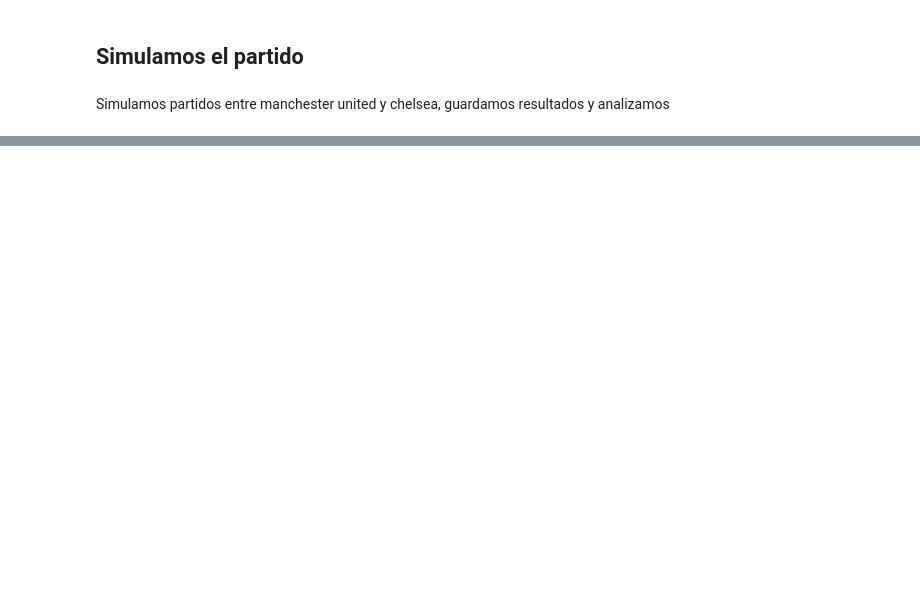
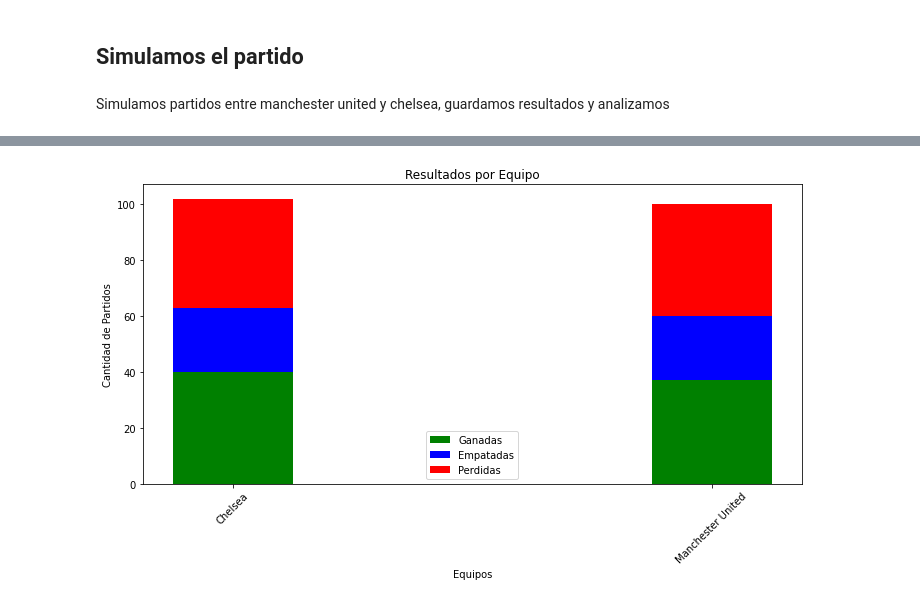
Before and after one commit to luisalawson/soccer_defense_analysis, a Jupyter notebook: Simulacion.ipynb, the cells around one changed output, grey strips where cells are left out. Drawn from its saved outputs; the diff is of its cells as text; code cells hidden in the pictures; blank space fills up the shorter version.

```diff
--- a/Simulacion.ipynb
+++ b/Simulacion.ipynb
@@ -352,0 +761,3 @@ df_results = simulate_matches(1000)
+# %%
+home_players_change = choose_teams(teams_list, players_dict)
+away_players_change = choose_teams(teams_list, players_dict)
@@ -352,0 +782,3 @@ df_results = simulate_matches(1000)
+# %%
+random.seed(42)
+df_results_change = simulate_matches(100, home_players_change, away_players_change)
@@ -352,0 +882,25 @@ df_results = simulate_matches(1000)
+# %%
+# Crear gráfico de barras
+fig, ax = plt.subplots(figsize=(10, 6))
+
+bar_width = 0.25
+index = range(len(df_results_final_change))
+
+# Barras para partidos ganados, empatados y perdidos
+ax.bar(index, df_results_final_change['ganadas'], bar_width, label='Ganadas', color='g')
+ax.bar(index, df_results_final_change['empatadas'], bar_width, label='Empatadas', color='b', bottom=df_results_final_change['ganadas'])
+ax.bar(index, df_results_final_change['perdidas'], bar_width, label='Perdidas', color='r', bottom=df_results_final_change['ganadas'] + df_results_final_change['empatadas'])
+
+# Añadir etiquetas y título
+ax.set_xlabel('Equipos')
+ax.set_ylabel('Cantidad de Partidos')
+ax.set_title('Resultados por Equipo')
+ax.set_xticks(index)
+ax.set_xticklabels(df_results_final_change['equipo'])
+ax.legend()
+
+plt.xticks(rotation=45)
+plt.tight_layout()
+plt.show()
+# %% [output]
+[figure, added]
```
Also changed, not shown: parts of 38 cells of this notebook.
